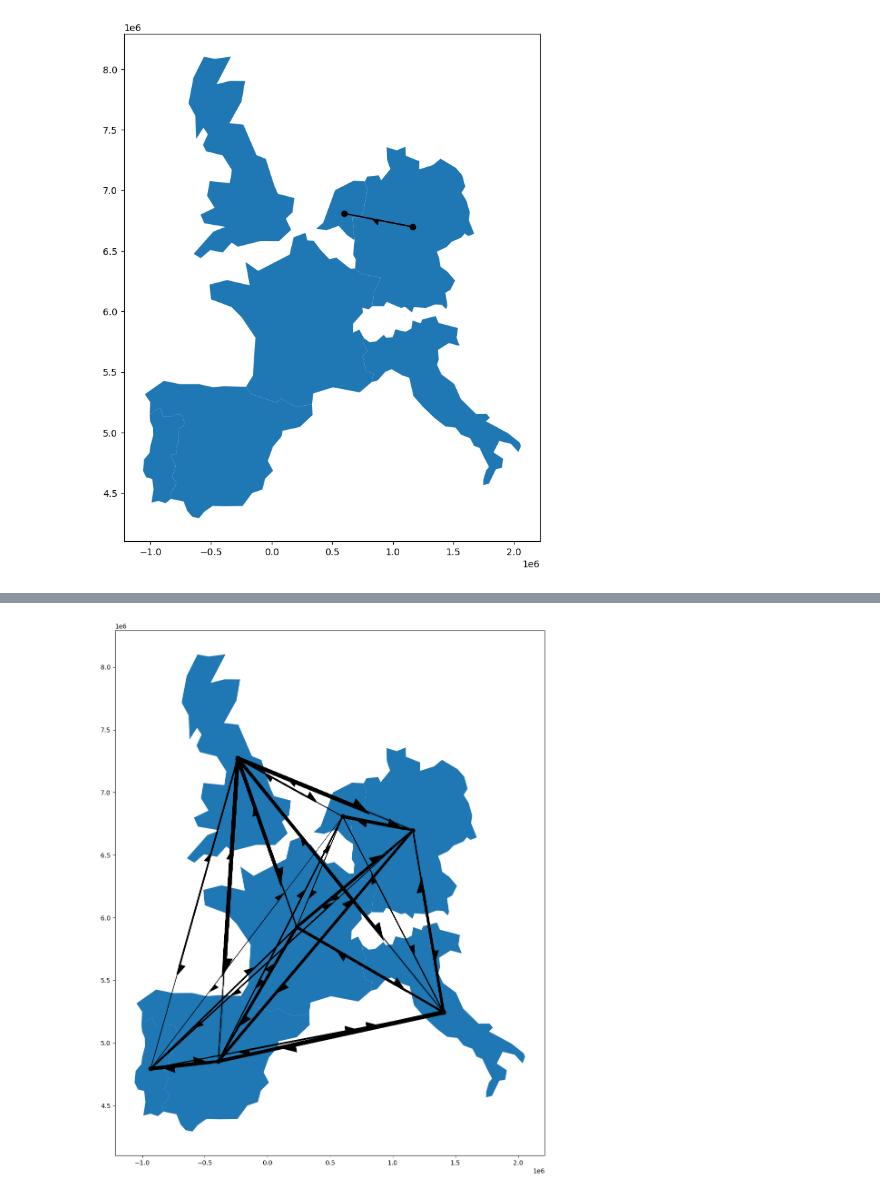
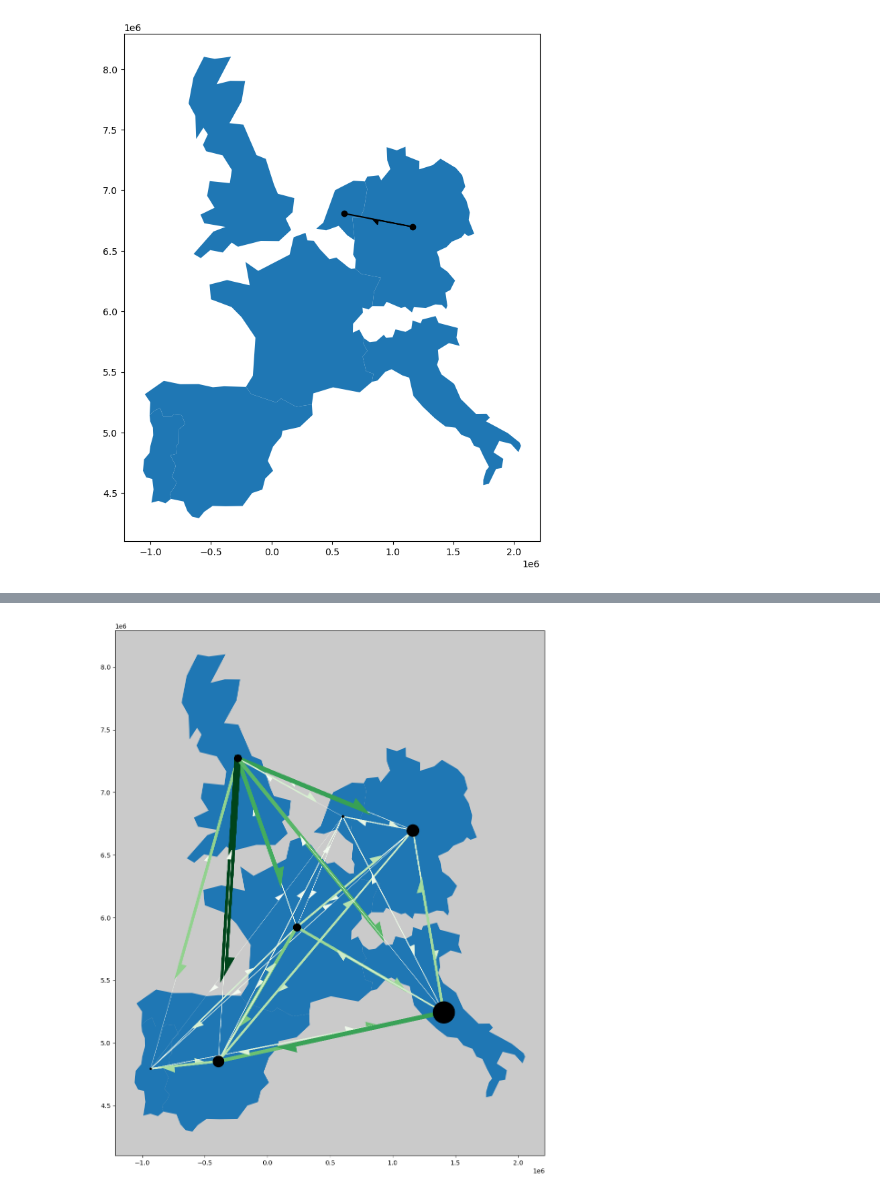
Before and after one commit to tim-hy/transfer-flows, a Jupyter notebook: notebooks/wrangle_and_map.ipynb, the cells around one changed output, grey strips where cells are left out. Saved outputs shown, nothing was run; the diff lists cells and outputs as text; code cells hidden in the pictures.

Commit message:
Change extraction filter option; explore plotting
Add Big 5 league extraction filter.
Further matplotlib plotting with coloured arrow lines.

```diff
--- a/notebooks/wrangle_and_map.ipynb
+++ b/notebooks/wrangle_and_map.ipynb
@@ -107,34 +130,59 @@ for country in country_list:
+# %%
+# Split transfers within leagues and between leagues
+inside_transfers = grouped_df.loc[grouped_df[('league_from_name','')] == grouped_df[('league_to_name','')]]
+outside_transfers = grouped_df.loc[grouped_df[('league_from_name','')] != grouped_df[('league_to_name','')]]
+
+# Create normalised cmap from external transfers
+cmap=plt.cm.Greens
+norm = colors.Normalize(outside_transfers[('fee_cleaned', 'sum')].min(),outside_transfers[('fee_cleaned', 'sum')].max())
+scalar = cmx.ScalarMappable(norm=norm, cmap=cmap)
 # %%
 # Plot all data
 f, ax = plt.subplots(figsize=(15,15))
 
-for index, row in grouped_df.iterrows():
+# Plot internal transfers as points
+for index, row in inside_transfers.iterrows():
+    x1 = inside_transfers.loc[index, "league_from_point"][0].x
+    y1 = inside_transfers.loc[index, "league_from_point"][0].y
 
-    if row[('league_from_name','')] == row[('league_to_name','')]:
-        continue
+    # plot point
+    ax.plot(
+        x1, y1,
+        marker="o",
+        markersize=row[('fee_cleaned', 'sum')]/inside_transfers[('fee_cleaned', 'sum')].sum() * 100,
+        c="black",
+        zorder=25
+    )
 
-    x1 = grouped_df.loc[index, "league_from_point"][0].x
-    x2 = grouped_df.loc[index, "league_to_point"][0].x
-    y1 = grouped_df.loc[index, "league_from_point"][0].y
-    y2 = grouped_df.loc[index, "league_to_point"][0].y
+# Plot flows
+for index, row in outside_transfers.iterrows():
+    x1 = outside_transfers.loc[index, "league_from_point"][0].x
+    x2 = outside_transfers.loc[index, "league_to_point"][0].x
+    y1 = outside_transfers.loc[index, "league_from_point"][0].y
+    y2 = outside_transfers.loc[index, "league_to_point"][0].y
 
-    ax.plot(
-        [x1, x2], [y1, y2], 'ko-',
-        linewidth=row[('fee_cleaned', 'count')]/50,
-        alpha=0.25
-    )
+    # ax.plot(
+    #     [x1, x2], [y1, y2], 'ko-',
+    #     linewidth=row[('fee_cleaned', 'count')]/50,
+    #     alpha=0.25
+    # )
+
+    colourmapped = scalar.to_rgba(row[('fee_cleaned', 'sum')])
 
     ax.arrow(
             x1, y1, (x2-x1)/1.5, (y2-y1)/1.5,
-            color="black",
-            linewidth=row[('fee_cleaned', 'count')]/30,
+            # color=row[('fee_cleaned', 'count')],
+            color=colourmapped,
+            linewidth=row[('fee_cleaned', 'sum')]/outside_transfers[('fee_cleaned', 'sum')].sum()*100,
             length_includes_head=False,
             head_width=75000,
             head_length=75000,
             zorder=10,
             shape="right"
         )
 for country in country_list:
     world_gdf[world_gdf["name"] == country].plot(ax=ax)
+
+ax.set_facecolor('#cacaca')
 # %% [output]
-[figure, old version]
+[figure, new version]
```
Also changed, not shown: parts of 7 cells of this notebook, 1 other file.
